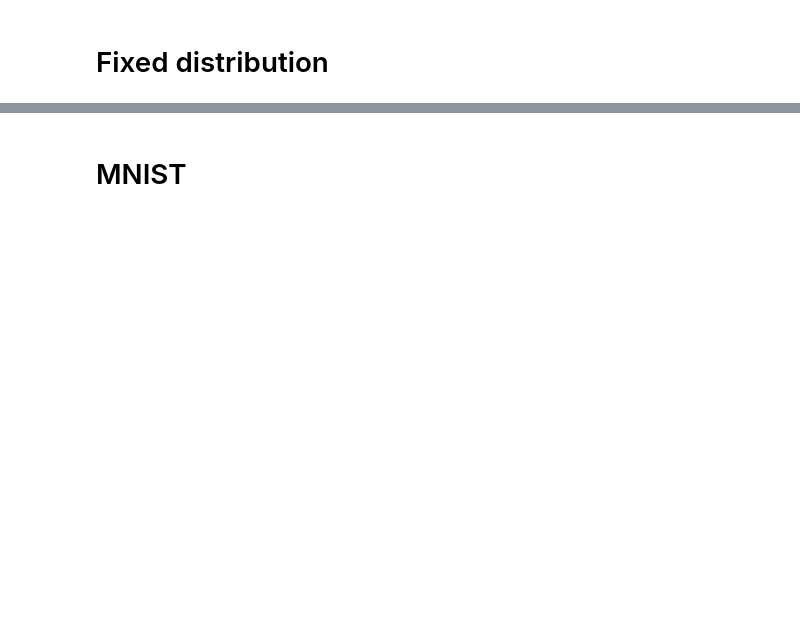
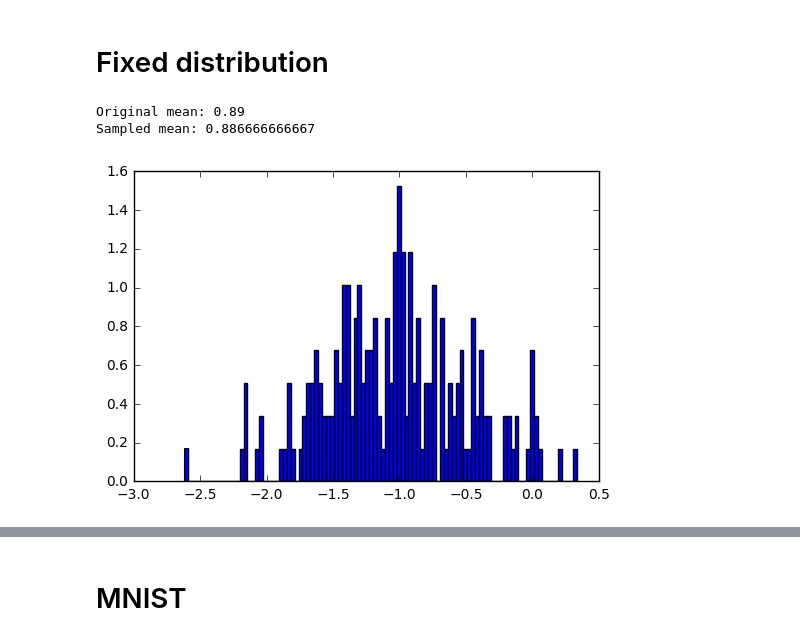
Before and after one commit to tmubarakshin/data_mining, a Jupyter notebook: t.mubarakshin_hw2_rbm.ipynb, the cells around one changed output, grey strips where cells are left out. Saved outputs shown, nothing was run; the diff lists cells and outputs as text; code cells hidden in the pictures; blank space fills up the shorter version.

```diff
--- a/t.mubarakshin_hw2_rbm.ipynb
+++ b/t.mubarakshin_hw2_rbm.ipynb
@@ -145,0 +170,6 @@ rbm_fixed = RBM(n_hidden = 3, learning_rate=0.25, n_iter=100, gibbs_steps = 2, b
+# %%
+print 'Original mean:', np.mean(X_binomial)
+print 'Sampled mean:', np.mean(X_bin_smpld)
+# %% [output]
+Original mean: 0.89
+Sampled mean: 0.886666666667
@@ -145,0 +180,7 @@ rbm_fixed = RBM(n_hidden = 3, learning_rate=0.25, n_iter=100, gibbs_steps = 2, b
+# %%
+X_gaussian_1 = np.random.normal(loc=-1.0, scale=0.5, size = 200)
+# %%
+count, bins, ignored = plt.hist(X_gaussian_1.flatten(), 100, normed=True)
+plt.show()
+# %% [output]
+[figure, added]
```
Also changed, not shown: parts of 24 cells of this notebook.
